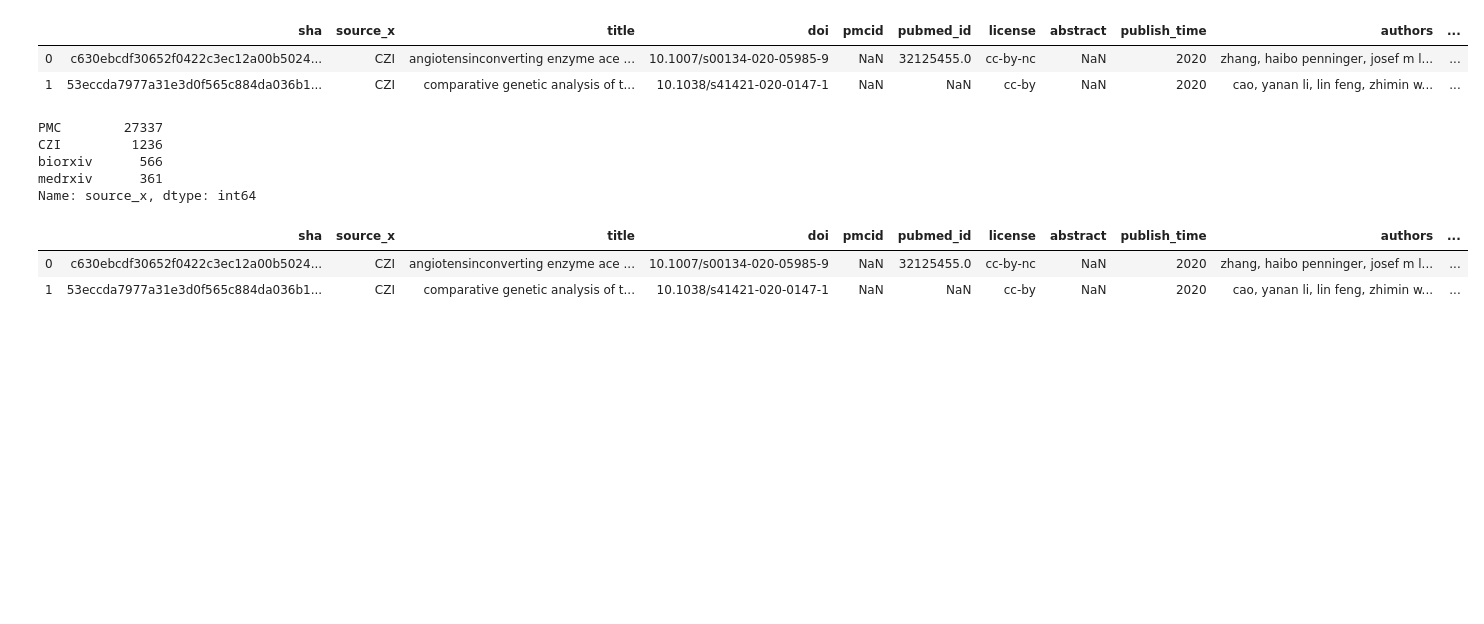
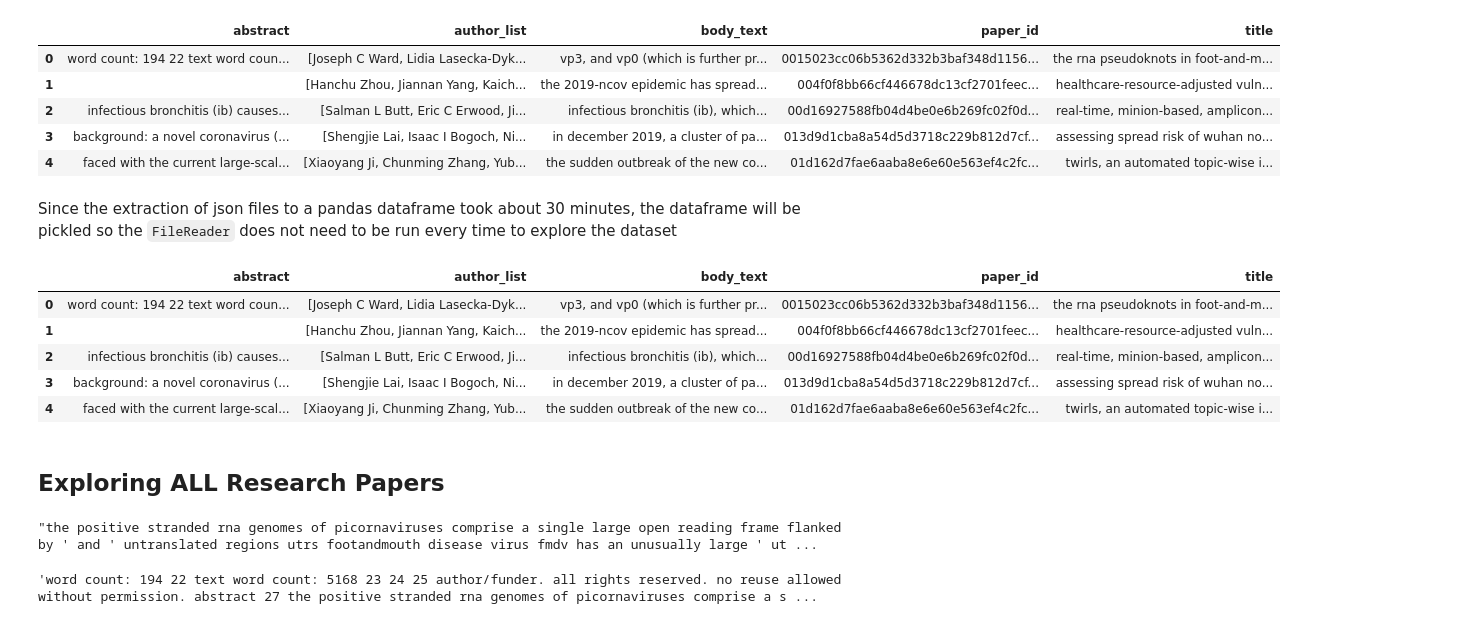
Before and after one commit to COVID-Break/npi-analysis, a Jupyter notebook: main.ipynb, the cells around one changed output. Drawn from its saved outputs; the diff is of its cells as text; code cells hidden in the pictures; blank space fills up the shorter version.

Commit message:
agg json data and pickled into all_json.pkl

```diff
--- a/main.ipynb
+++ b/main.ipynb
@@ -11,0 +20,4 @@ df = pd.read_csv('gs://{}/{}'.format(os.environ['BUCKET_NAME'], KEY), encoding='
+# %%
+# The bucket name for the location of the data is in the .env file
+BUCKET_NAME = os.environ['BUCKET_NAME']
+METADATA_FILE = 'all_sources_metadata_2020-03-13.csv'
@@ -11,0 +175,3 @@ df = pd.read_csv('gs://{}/{}'.format(os.environ['BUCKET_NAME'], KEY), encoding='
+# %%
+file = FileReader(BUCKET_NAME)
+df = file.extract_all_json()
@@ -12,31 +196,11 @@ df = pd.read_csv('gs://{}/{}'.format(os.environ['BUCKET_NAME'], KEY), encoding='
 # %%
-df.head(2)
+df.head()
 # %% [output]
-|  | sha | source_x | title | doi | pmcid | pubmed_id | license | abstract | publish_time | authors | ... |
-| 0 | c630ebcdf30652f0422c3ec12a00b5024... | CZI | angiotensinconverting enzyme ace ... | 10.1007/s00134-020-05985-9 | NaN | 32125455.0 | cc-by-nc | NaN | 2020 | zhang, haibo penninger, josef m l... | ... |
-| 1 | 53eccda7977a31e3d0f565c884da036b1... | CZI | comparative genetic analysis of t... | 10.1038/s41421-020-0147-1 | NaN | NaN | cc-by | NaN | 2020 | cao, yanan li, lin feng, zhimin w... | ... |
+|  | abstract | author_list | body_text | paper_id | title |
+| 0 | word count: 194 22 text word coun... | [Joseph C Ward, Lidia Lasecka-Dyk... | vp3, and vp0 (which is further pr... | 0015023cc06b5362d332b3baf348d1156... | the rna pseudoknots in foot-and-m... |
+| 1 |  | [Hanchu Zhou, Jiannan Yang, Kaich... | the 2019-ncov epidemic has spread... | 004f0f8bb66cf446678dc13cf2701feec... | healthcare-resource-adjusted vuln... |
+| 2 | infectious bronchitis (ib) causes... | [Salman L Butt, Eric C Erwood, Ji... | infectious bronchitis (ib), which... | 00d16927588fb04d4be0e6b269fc02f0d... | real-time, minion-based, amplicon... |
+| 3 | background: a novel coronavirus (... | [Shengjie Lai, Isaac I Bogoch, Ni... | in december 2019, a cluster of pa... | 013d9d1cba8a54d5d3718c229b812d7cf... | assessing spread risk of wuhan no... |
+| 4 | faced with the current large-scal... | [Xiaoyang Ji, Chunming Zhang, Yub... | the sudden outbreak of the new co... | 01d162d7fae6aaba8e6e60e563ef4c2fc... | twirls, an automated topic-wise i... |
-# %%
-df.source_x.value_counts(dropna=False)
-# %% [output]
-PMC        27337
-CZI         1236
-biorxiv      566
-medrxiv      361
-Name: source_x, dtype: int64
-# %%
-# clean numbers and special characters
-regex_arr = ['\d','\t','\r','\)','\(','\/', ':', ';', '&', '#', '-', '\.']
-def clean_numbers_and_special_characters (df, col):
-    df[col] = df[col].replace(regex=regex_arr, value='')
-    df[col] = df[col].str.rstrip()
-    df[col] = df[col].str.lower()
-    return df
-
-df = clean_numbers_and_special_characters(df, 'title')
-df = clean_numbers_and_special_characters(df, 'abstract')
-df = clean_numbers_and_special_characters(df, 'authors')
-df.head(2)
-# %% [output]
-|  | sha | source_x | title | doi | pmcid | pubmed_id | license | abstract | publish_time | authors | ... |
-| 0 | c630ebcdf30652f0422c3ec12a00b5024... | CZI | angiotensinconverting enzyme ace ... | 10.1007/s00134-020-05985-9 | NaN | 32125455.0 | cc-by-nc | NaN | 2020 | zhang, haibo penninger, josef m l... | ... |
-| 1 | 53eccda7977a31e3d0f565c884da036b1... | CZI | comparative genetic analysis of t... | 10.1038/s41421-020-0147-1 | NaN | NaN | cc-by | NaN | 2020 | cao, yanan li, lin feng, zhimin w... | ... |
+# %% [markdown]
+Since the extraction of json files to a pandas dataframe took about 30 minutes, the dataframe will be pickled so the `FileReader` does not need to be run every time to explore the dataset
@@ -42,0 +213,19 @@ df.head(2)
+# %%
+all_json_df.head()
+# %% [output]
+|  | abstract | author_list | body_text | paper_id | title |
+| 0 | word count: 194 22 text word coun... | [Joseph C Ward, Lidia Lasecka-Dyk... | vp3, and vp0 (which is further pr... | 0015023cc06b5362d332b3baf348d1156... | the rna pseudoknots in foot-and-m... |
+| 1 |  | [Hanchu Zhou, Jiannan Yang, Kaich... | the 2019-ncov epidemic has spread... | 004f0f8bb66cf446678dc13cf2701feec... | healthcare-resource-adjusted vuln... |
+| 2 | infectious bronchitis (ib) causes... | [Salman L Butt, Eric C Erwood, Ji... | infectious bronchitis (ib), which... | 00d16927588fb04d4be0e6b269fc02f0d... | real-time, minion-based, amplicon... |
+| 3 | background: a novel coronavirus (... | [Shengjie Lai, Isaac I Bogoch, Ni... | in december 2019, a cluster of pa... | 013d9d1cba8a54d5d3718c229b812d7cf... | assessing spread risk of wuhan no... |
+| 4 | faced with the current large-scal... | [Xiaoyang Ji, Chunming Zhang, Yub... | the sudden outbreak of the new co... | 01d162d7fae6aaba8e6e60e563ef4c2fc... | twirls, an automated topic-wise i... |
+# %% [markdown]
+## Exploring ALL Research Papers
+# %%
+meta_df[meta_df.sha == '0015023cc06b5362d332b3baf348d11567ca2fbb']['abstract'][28966]
+# %% [output]
+"the positive stranded rna genomes of picornaviruses comprise a single large open reading frame flanked by ' and ' untranslated regions utrs footandmouth disease virus fmdv has an unusually large ' ut ...
+# %%
+all_json_df[all_json_df.paper_id == '0015023cc06b5362d332b3baf348d11567ca2fbb']['abstract'][0]
+# %% [output]
+'word count: 194 22 text word count: 5168 23 24 25 author/funder. all rights reserved. no reuse allowed without permission. abstract 27 the positive stranded rna genomes of picornaviruses comprise a s ...
```
Also changed, not shown: parts of 20 cells of this notebook.
